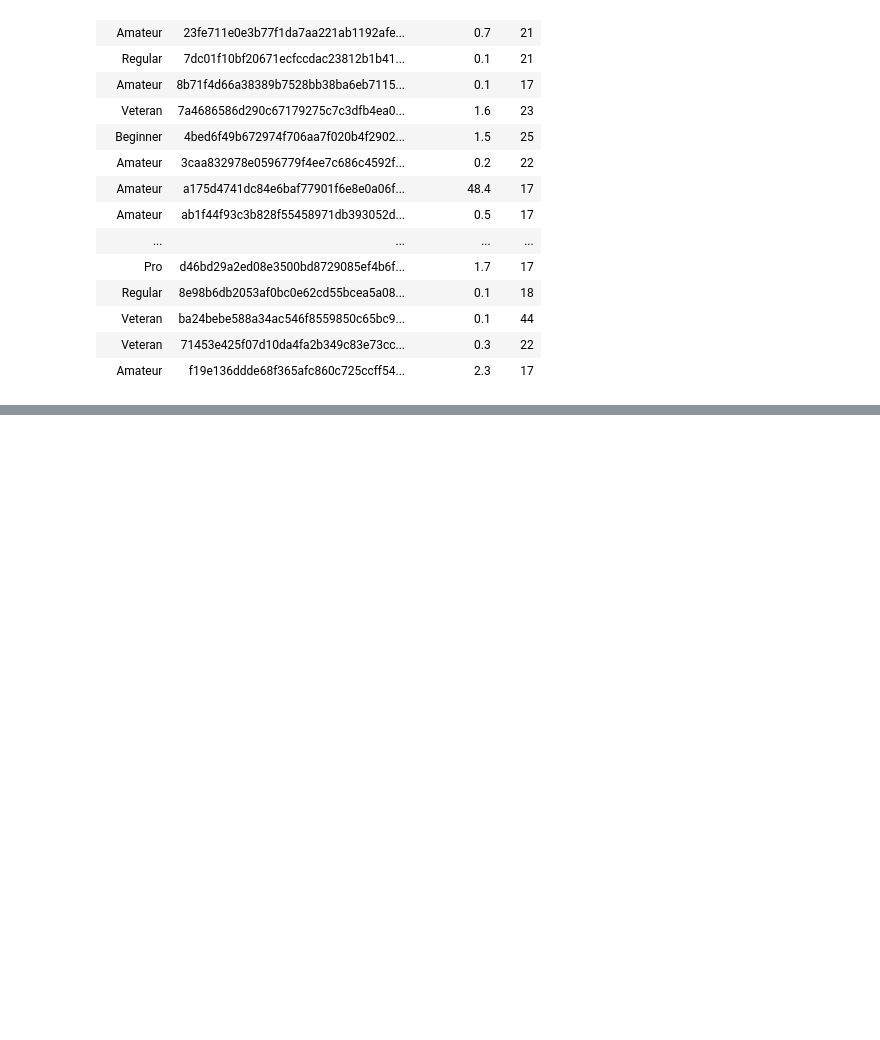
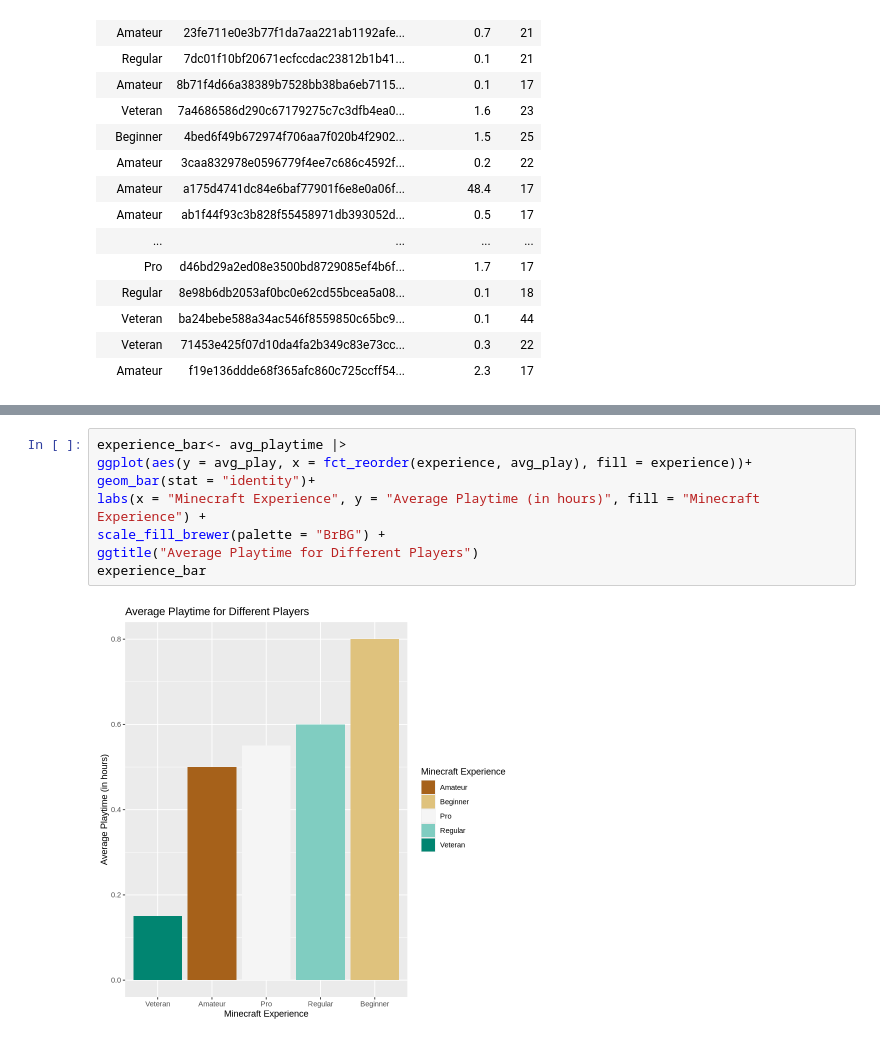
Before and after one commit to mastermagicka/dsci-100-minecraft-project, a Jupyter notebook: Minecraft.ipynb, the cells around one changed output, grey strips where cells are left out. Drawn from its saved outputs; the diff is of its cells as text; blank space fills up the shorter version.

Commit message:
Created Visualizations and summarizations
Count of people who played on the server and their experiences, barplot of avg_time played, scatterplot of Hours_played and Age.

```diff
--- a/Minecraft.ipynb
+++ b/Minecraft.ipynb
@@ -112,0 +129,10 @@ A tibble: 5 × 2
+# %%
+experience_bar<- avg_playtime |>
+ggplot(aes(y = avg_play, x = fct_reorder(experience, avg_play), fill = experience))+
+geom_bar(stat = "identity")+
+labs(x = "Minecraft Experience", y = "Average Playtime (in hours)", fill = "Minecraft Experience") +
+scale_fill_brewer(palette = "BrBG") +
+ggtitle("Average Playtime for Different Players")
+experience_bar
+# %% [output]
+[figure, added]
```
Also changed, not shown: parts of 3 cells of this notebook.
